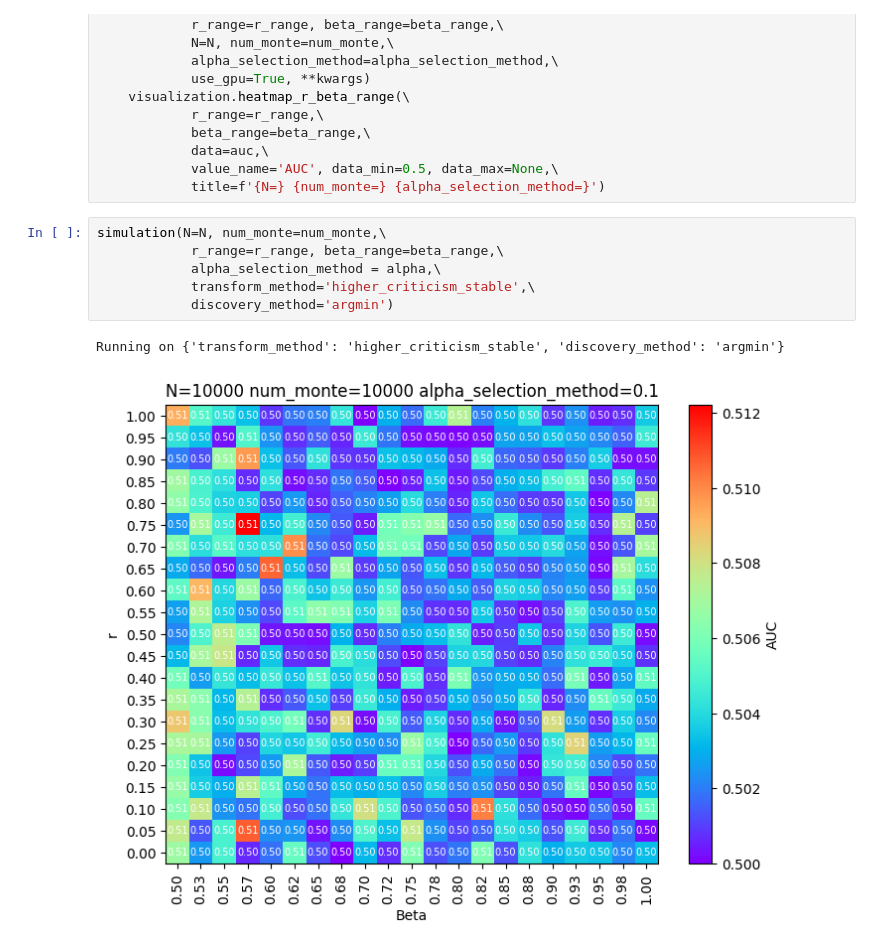
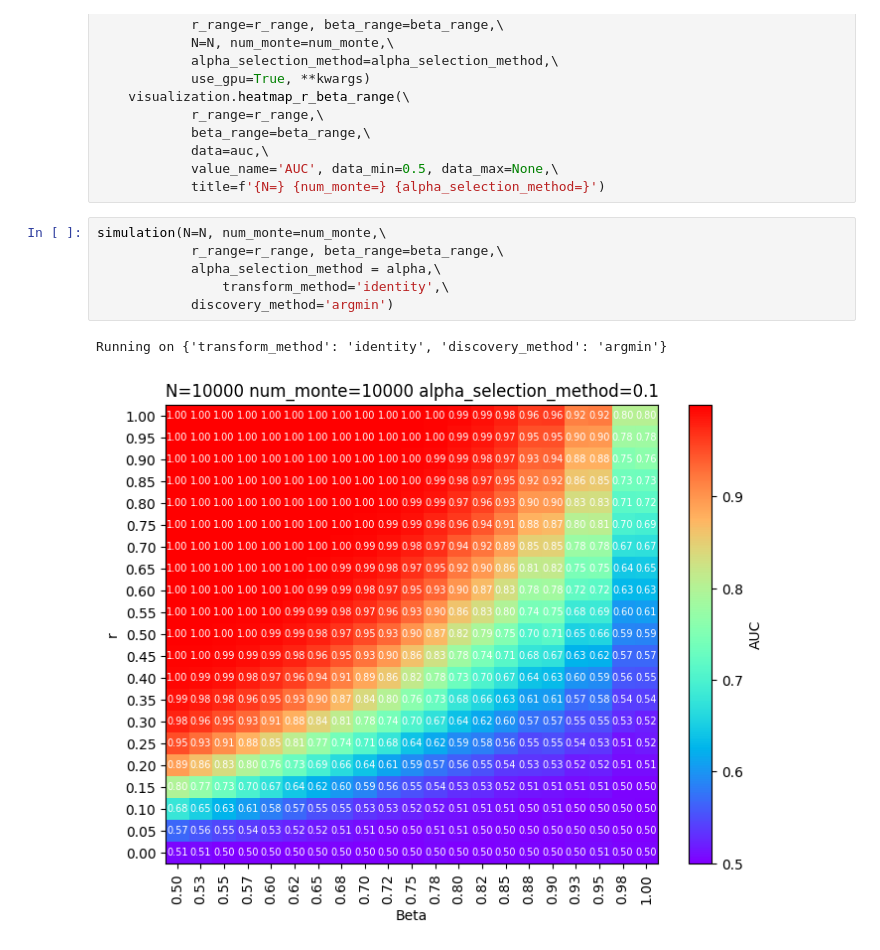
Before and after one commit to drormeir/Thesis, a Jupyter notebook: python/analysis/analyze_auc.ipynb, the cells around one changed output. Saved outputs shown, nothing was run; the diff lists cells and outputs as text.

```diff
--- a/python/analysis/analyze_auc.ipynb
+++ b/python/analysis/analyze_auc.ipynb
@@ -99,9 +102,9 @@ def simulation(r_range: np.ndarray|list, beta_range: np.ndarray|list,\
 # %%
 simulation(N=N, num_monte=num_monte,\
             r_range=r_range, beta_range=beta_range,\
             alpha_selection_method = alpha,\
-            transform_method='higher_criticism_stable',\
+                transform_method='identity',\
             discovery_method='argmin')
 # %% [output]
-Running on {'transform_method': 'higher_criticism_stable', 'discovery_method': 'argmin'}
+Running on {'transform_method': 'identity', 'discovery_method': 'argmin'}
-[figure, old version]
+[figure, new version]
```
Also changed, not shown: parts of 4 cells of this notebook.
